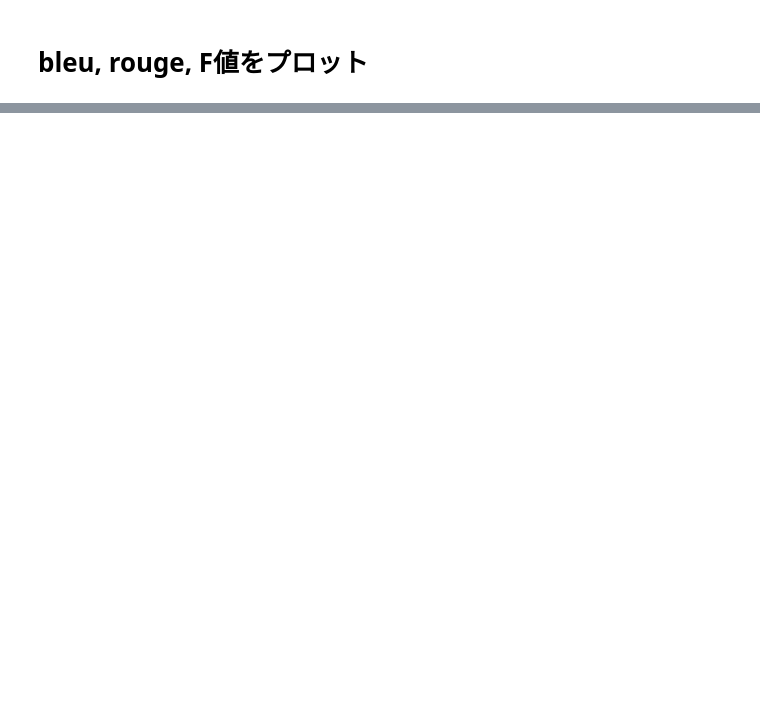
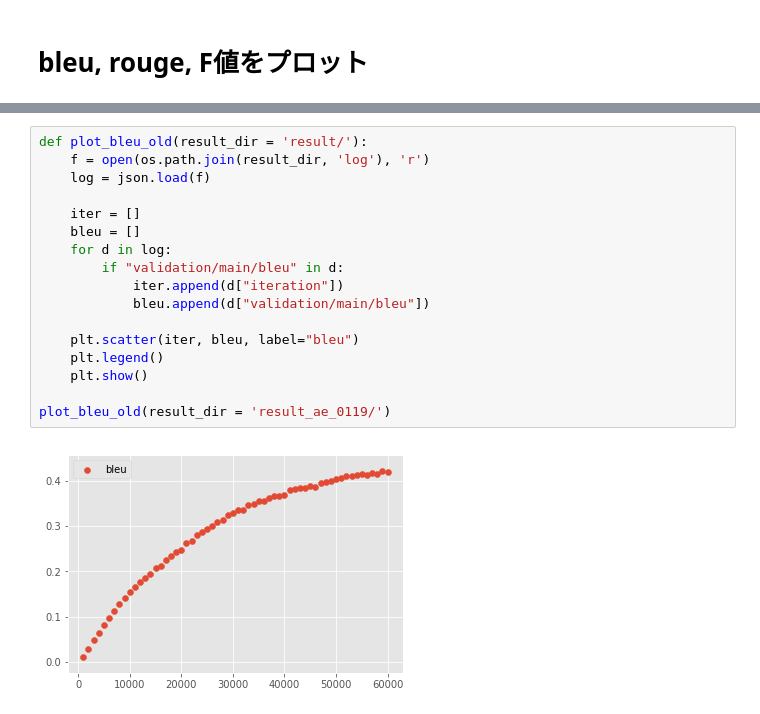
Before and after one commit to eggplant60/seq2seq_arXiv, a Jupyter notebook: Plot_graph.ipynb, the cells around one changed output, grey strips where cells are left out. Cells and saved outputs as stored; diff of their text form; blank space fills up the shorter version.

```diff
--- a/Plot_graph.ipynb
+++ b/Plot_graph.ipynb
@@ -60,0 +63,19 @@ plot_bleu()
+# %%
+def plot_bleu_old(result_dir = 'result/'):
+    f = open(os.path.join(result_dir, 'log'), 'r')
+    log = json.load(f)
+
+    iter = []
+    bleu = []
+    for d in log:
+        if "validation/main/bleu" in d:
+            iter.append(d["iteration"])
+            bleu.append(d["validation/main/bleu"])
+
+    plt.scatter(iter, bleu, label="bleu")
+    plt.legend()
+    plt.show()
+
+plot_bleu_old(result_dir = 'result_ae_0119/')
+# %% [output]
+[figure, added]
```
Also changed, not shown: parts of 2 cells of this notebook, 3 other files.
